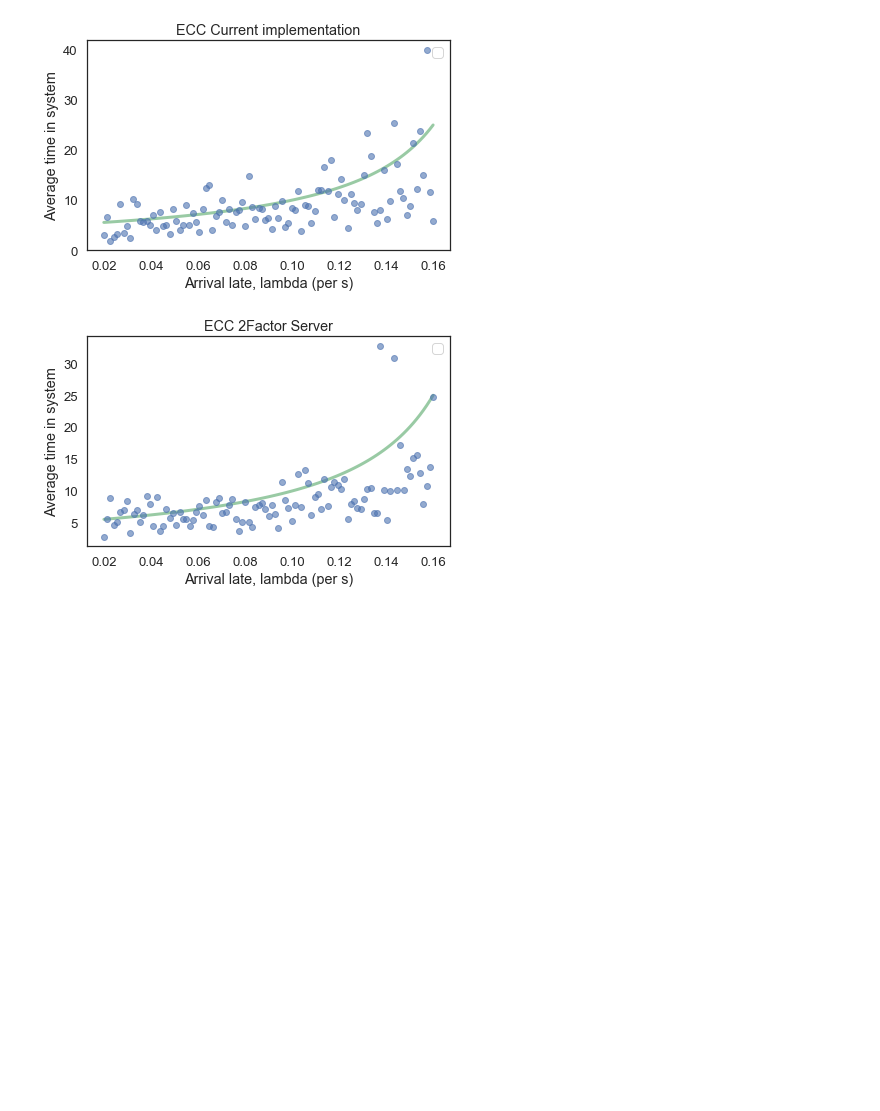
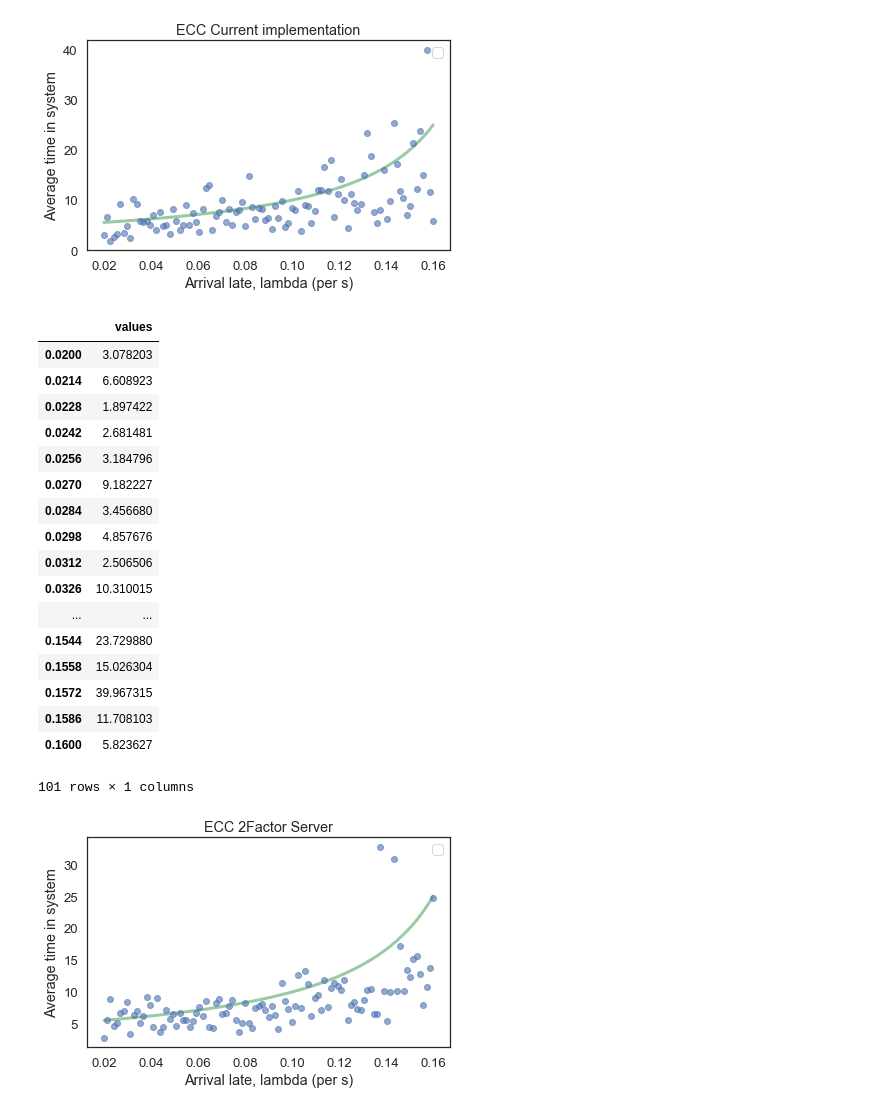
Before and after one commit to MMoserM/ModSimPy, a Jupyter notebook: code/1 - Trabalho Simulação.ipynb, the cells around one changed output. Saved outputs shown, nothing was run; the diff lists cells and outputs as text; code cells hidden in the pictures; blank space fills up the shorter version.

```diff
--- a/code/1 - Trabalho Simulação.ipynb
+++ b/code/1 - Trabalho Simulação.ipynb
@@ -342,6 +342,29 @@ decorate(xlabel='Arrival late, lambda (per s)',
          title='ECC Current implementation')
 # %% [output]
 [figure]
+# %%
+sweep_ecc
+
+#lam - W
+# %% [output]
+|  | values |
+| 0.0200 | 3.078203 |
+| 0.0214 | 6.608923 |
+| 0.0228 | 1.897422 |
+| 0.0242 | 2.681481 |
+| 0.0256 | 3.184796 |
+| 0.0270 | 9.182227 |
+| 0.0284 | 3.456680 |
+| 0.0298 | 4.857676 |
+| 0.0312 | 2.506506 |
+| 0.0326 | 10.310015 |
+| ... | ... |
+| 0.1544 | 23.729880 |
+| 0.1558 | 15.026304 |
+| 0.1572 | 39.967315 |
+| 0.1586 | 11.708103 |
+| 0.1600 | 5.823627 |
+101 rows × 1 columns
 # %%
 plot_W(lam_array, mu)
 plot(sweep2X, 'bo')
```
Also changed, not shown: parts of 3 cells of this notebook.
